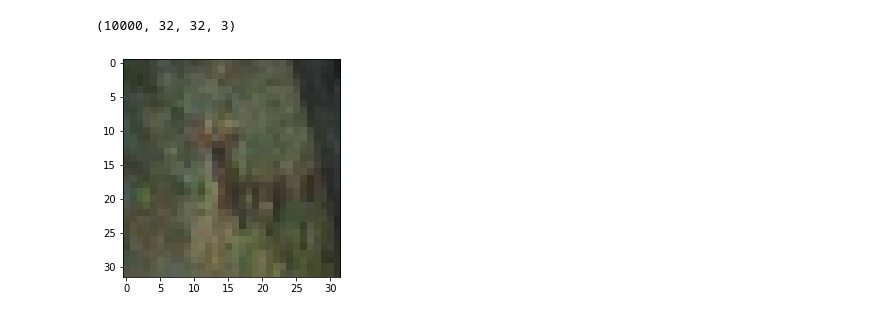
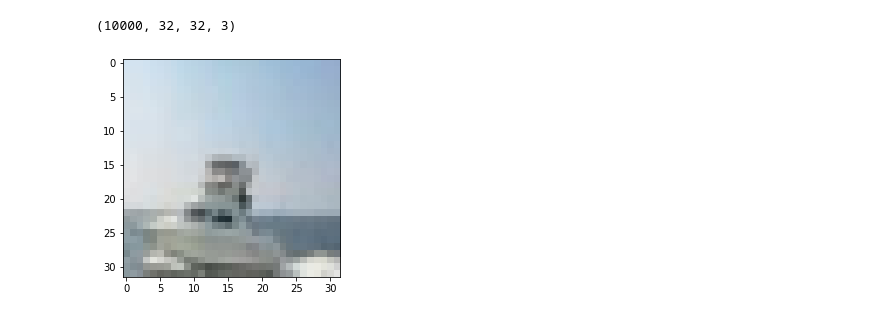
Before and after one commit to NGUYEN-CONG-VINH/BAI_TAP_VE_NHA_TUAN_9_AI, a Jupyter notebook: cifar10.ipynb, the cells around one changed output. Drawn from its saved outputs; the diff is of its cells as text; code cells hidden in the pictures.

```diff
--- a/cifar10.ipynb
+++ b/cifar10.ipynb
@@ -18,8 +19,9 @@ test_images.shape
 (10000, 32, 32, 3)
 # %%
 import matplotlib.pyplot as plt
-hinh = train_images[10]
-plt.imshow(hinh)
+hinh=train_images[100]
+plt.imshow(hinh,cmap=plt.cm.binary)
+#plt.imshow(hinh)
 plt.show()
 # %% [output]
-[figure, old version]
+[figure, new version]
```
Also changed, not shown: parts of 7 cells of this notebook.
